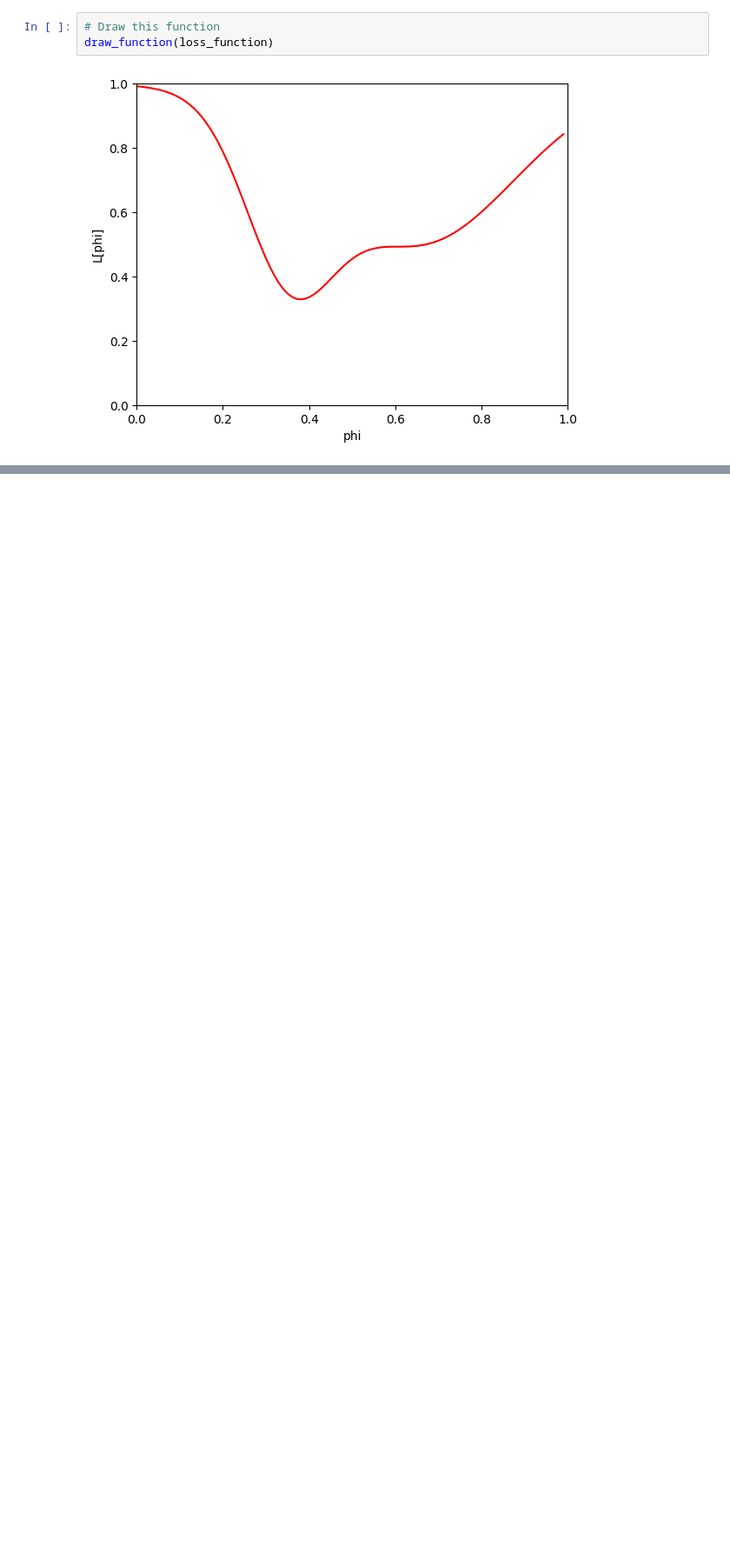
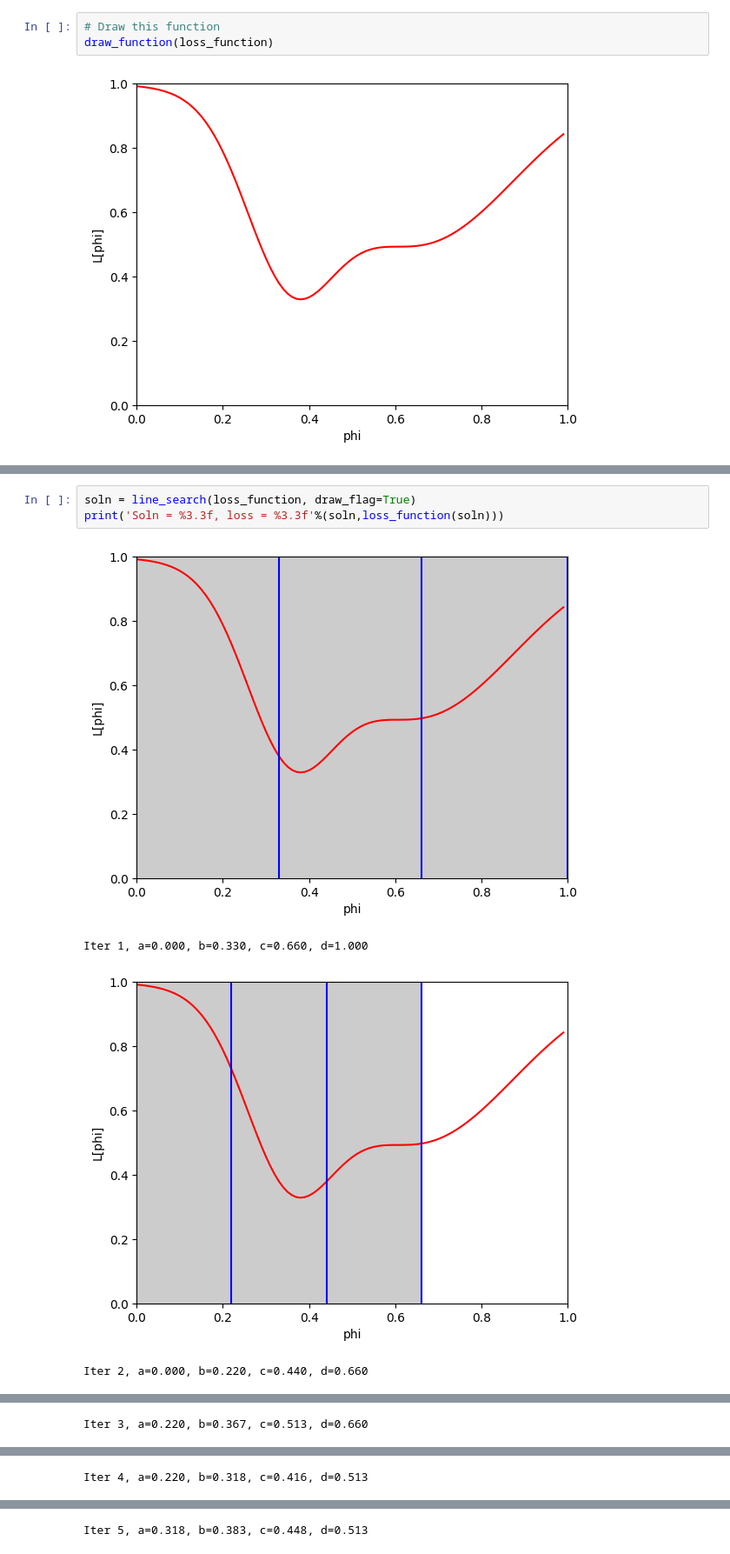
Before and after one commit to Saransh-Basu-01/Understanding-Deep-learning-, a Jupyter notebook: Chapter_6_Fitting_Models.ipynb, the cells around one changed output, grey strips where cells are left out. Shown at 87% size. Drawn from its saved outputs; the diff is of its cells as text; blank space fills up the shorter version.

```diff
--- a/Chapter_6_Fitting_Models.ipynb
+++ b/Chapter_6_Fitting_Models.ipynb
@@ -33,0 +94,8 @@ draw_function(loss_function)
+# %%
+soln = line_search(loss_function, draw_flag=True)
+print('Soln = %3.3f, loss = %3.3f'%(soln,loss_function(soln)))
+# %% [output]
+[figure, added]
+Iter 1, a=0.000, b=0.330, c=0.660, d=1.000
+[figure, added]
+Iter 2, a=0.000, b=0.220, c=0.440, d=0.660
@@ -33,0 +103 @@ draw_function(loss_function)
+Iter 3, a=0.220, b=0.367, c=0.513, d=0.660
@@ -33,0 +105 @@ draw_function(loss_function)
+Iter 4, a=0.220, b=0.318, c=0.416, d=0.513
@@ -33,0 +107 @@ draw_function(loss_function)
+Iter 5, a=0.318, b=0.383, c=0.448, d=0.513
```
Also changed, not shown: parts of 3 cells of this notebook.
